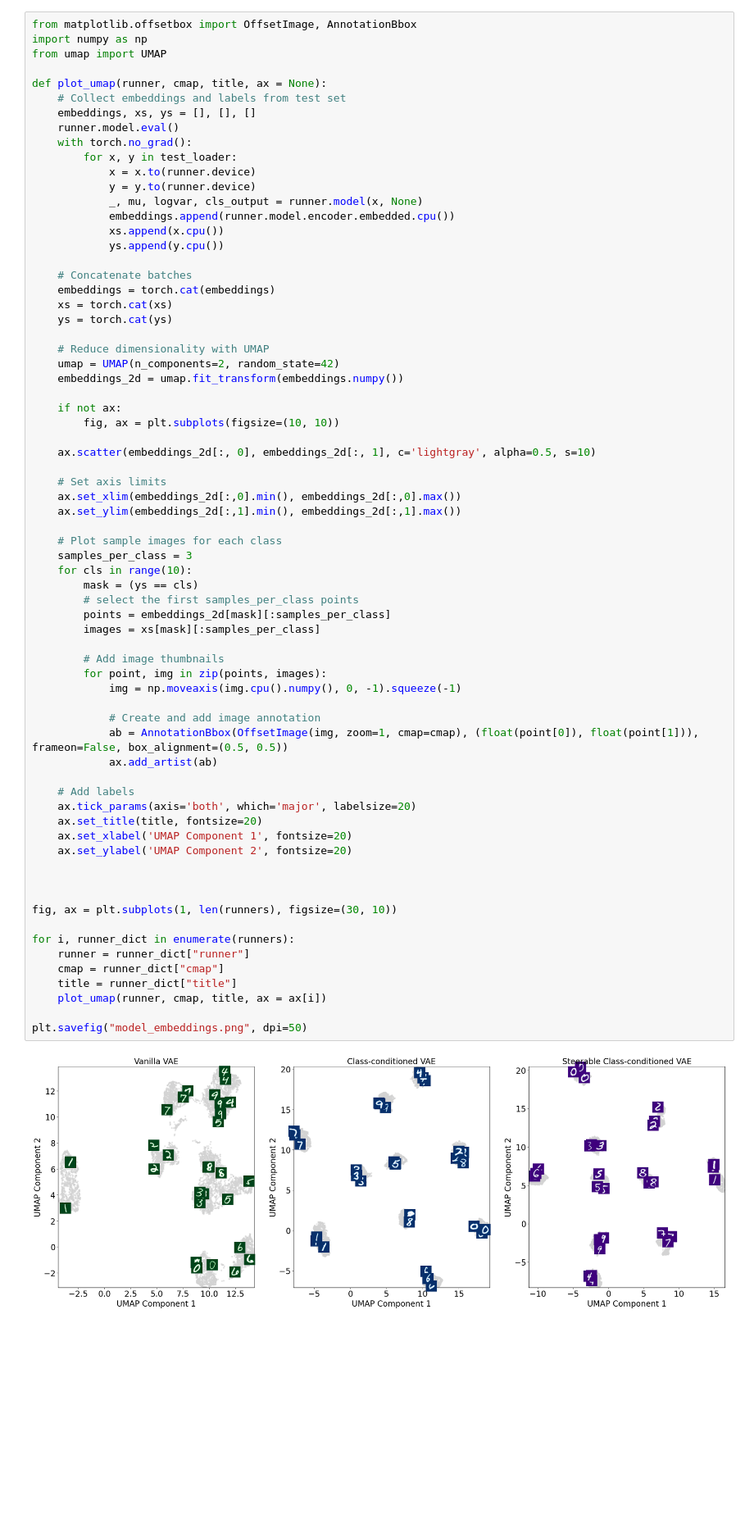
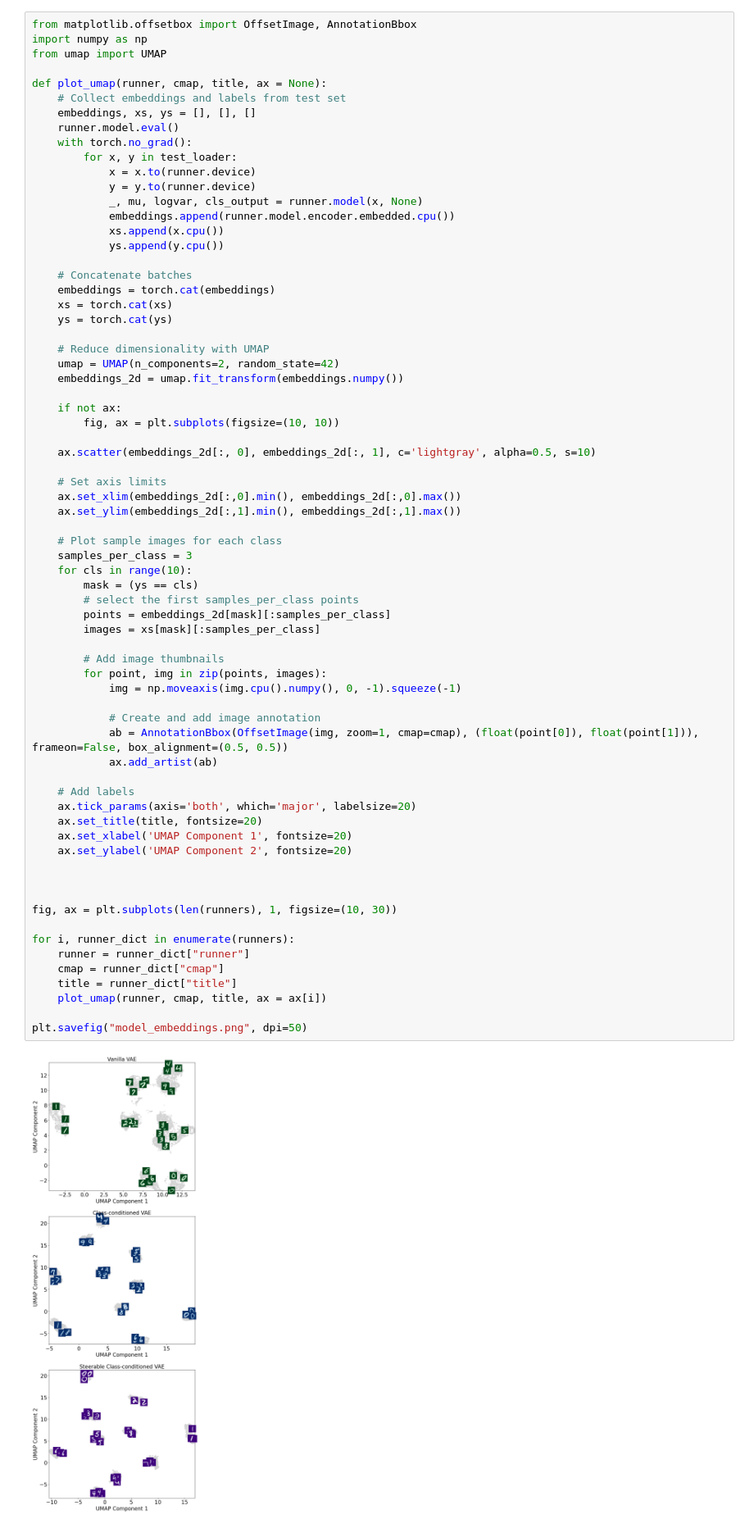
Before and after one commit to jordanlei/img-gen-transformer, a Jupyter notebook: demos/model_analysis.ipynb, the cells around one changed output. Shown at 82% size. Drawn from its saved outputs; the diff is of its cells as text; blank space fills up the shorter version.

```diff
--- a/demos/model_analysis.ipynb
+++ b/demos/model_analysis.ipynb
@@ -134,35 +134,35 @@ def plot_umap(runner, cmap, title, ax = None):
         mask = (ys == cls)
         # select the first samples_per_class points
         points = embeddings_2d[mask][:samples_per_class]
         images = xs[mask][:samples_per_class]
 
         # Add image thumbnails
         for point, img in zip(points, images):
             img = np.moveaxis(img.cpu().numpy(), 0, -1).squeeze(-1)
 
             # Create and add image annotation
             ab = AnnotationBbox(OffsetImage(img, zoom=1, cmap=cmap), (float(point[0]), float(point[1])), frameon=False, box_alignment=(0.5, 0.5))
             ax.add_artist(ab)
 
     # Add labels
     ax.tick_params(axis='both', which='major', labelsize=20)
     ax.set_title(title, fontsize=20)
     ax.set_xlabel('UMAP Component 1', fontsize=20)
     ax.set_ylabel('UMAP Component 2', fontsize=20)
 
 
 
-fig, ax = plt.subplots(1, len(runners), figsize=(30, 10))
+fig, ax = plt.subplots(len(runners), 1, figsize=(10, 30))
 
 for i, runner_dict in enumerate(runners):
     runner = runner_dict["runner"]
     cmap = runner_dict["cmap"]
     title = runner_dict["title"]
     plot_umap(runner, cmap, title, ax = ax[i])
 
 plt.savefig("model_embeddings.png", dpi=50)
 # %% [output]
-[figure, old version]
+[figure, new version]
 # %%
 random_latent = torch.randn(1, runner.model.embed_dim, device=runner.device)
 
```
Also changed, not shown: 5 other files.
